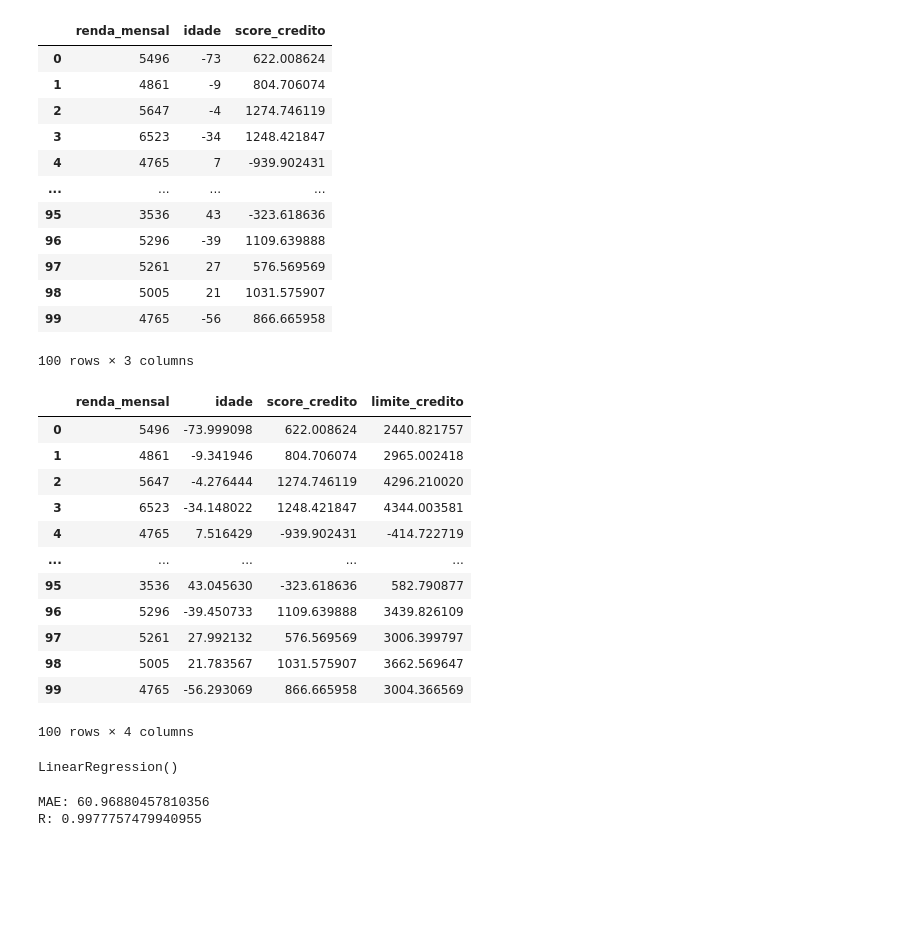
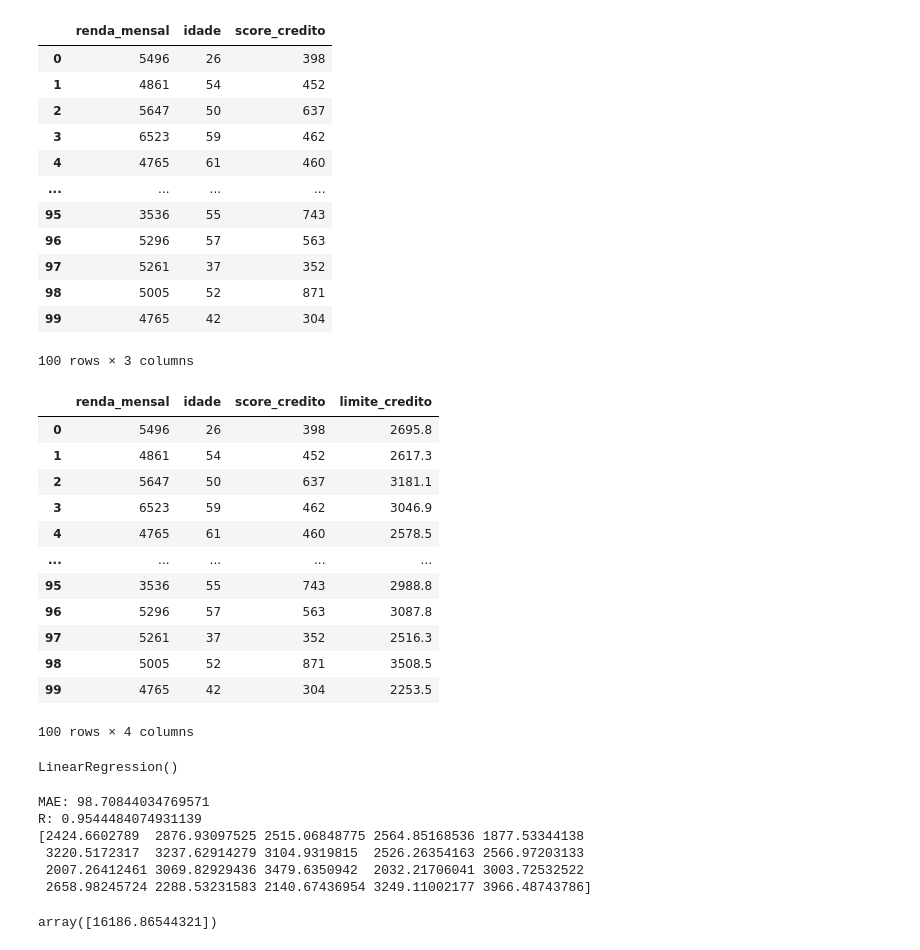
Before and after one commit to arthurvalger/scikitlearn-regression, a Jupyter notebook: multiple_linear_regression.ipynb, the cells around one changed output. Cells and saved outputs as stored; diff of their text form; code cells hidden in the pictures; blank space fills up the shorter version.

Commit message:
testing the credit limit based using multiple linear regression on a fictitious dataset from numpy

```diff
--- a/multiple_linear_regression.ipynb
+++ b/multiple_linear_regression.ipynb
@@ -6,26 +6,26 @@ import numpy as np
 # %%
 np.random.seed(42)
 n = 100
 
 dados = pd.DataFrame({
     'renda_mensal': np.random.normal(5000, 1000, n).astype(int),
-    'idade': np.randi(18, 65, n).astype(int),
-    'score_credito': np.random.normal(300, 900, n)
+    'idade': np.random.randint(18, 65, n).astype(int),
+    'score_credito': np.random.randint(300, 900, n)
 })
 dados
 # %% [output]
 |  | renda_mensal | idade | score_credito |
-| 0 | 5496 | -73 | 622.008624 |
-| 1 | 4861 | -9 | 804.706074 |
-| 2 | 5647 | -4 | 1274.746119 |
-| 3 | 6523 | -34 | 1248.421847 |
-| 4 | 4765 | 7 | -939.902431 |
+| 0 | 5496 | 26 | 398 |
+| 1 | 4861 | 54 | 452 |
+| 2 | 5647 | 50 | 637 |
+| 3 | 6523 | 59 | 462 |
+| 4 | 4765 | 61 | 460 |
 | ... | ... | ... | ... |
-| 95 | 3536 | 43 | -323.618636 |
-| 96 | 5296 | -39 | 1109.639888 |
-| 97 | 5261 | 27 | 576.569569 |
-| 98 | 5005 | 21 | 1031.575907 |
-| 99 | 4765 | -56 | 866.665958 |
+| 95 | 3536 | 55 | 743 |
+| 96 | 5296 | 57 | 563 |
+| 97 | 5261 | 37 | 352 |
+| 98 | 5005 | 52 | 871 |
+| 99 | 4765 | 42 | 304 |
 100 rows × 3 columns
 # %%
 dados['limite_credito'] = (
@@ -34,17 +34,17 @@ dados['limite_credito'] = (
 dados
 # %% [output]
 |  | renda_mensal | idade | score_credito | limite_credito |
-| 0 | 5496 | -73.999098 | 622.008624 | 2440.821757 |
-| 1 | 4861 | -9.341946 | 804.706074 | 2965.002418 |
-| 2 | 5647 | -4.276444 | 1274.746119 | 4296.210020 |
-| 3 | 6523 | -34.148022 | 1248.421847 | 4344.003581 |
-| 4 | 4765 | 7.516429 | -939.902431 | -414.722719 |
+| 0 | 5496 | 26 | 398 | 2695.8 |
+| 1 | 4861 | 54 | 452 | 2617.3 |
+| 2 | 5647 | 50 | 637 | 3181.1 |
+| 3 | 6523 | 59 | 462 | 3046.9 |
+| 4 | 4765 | 61 | 460 | 2578.5 |
 | ... | ... | ... | ... | ... |
-| 95 | 3536 | 43.045630 | -323.618636 | 582.790877 |
-| 96 | 5296 | -39.450733 | 1109.639888 | 3439.826109 |
-| 97 | 5261 | 27.992132 | 576.569569 | 3006.399797 |
-| 98 | 5005 | 21.783567 | 1031.575907 | 3662.569647 |
-| 99 | 4765 | -56.293069 | 866.665958 | 3004.366569 |
+| 95 | 3536 | 55 | 743 | 2988.8 |
+| 96 | 5296 | 57 | 563 | 3087.8 |
+| 97 | 5261 | 37 | 352 | 2516.3 |
+| 98 | 5005 | 52 | 871 | 3508.5 |
+| 99 | 4765 | 42 | 304 | 2253.5 |
 100 rows × 4 columns
 # %%
 from sklearn.model_selection import train_test_split
@@ -68,6 +68,19 @@ mae = mean_absolute_error(y_test, y_pred)
 r2 = r2_score(y_test, y_pred)
 print(f'MAE: {mae}')
 print(f'R: {r2}')
+print(y_pred)
 # %% [output]
-MAE: 60.96880457810356
-R: 0.9977757479940955
+MAE: 98.70844034769571
+R: 0.9544484074931139
+[2424.6602789  2876.93097525 2515.06848775 2564.85168536 1877.53344138
+ 3220.5172317  3237.62914279 3104.9319815  2526.26354163 2566.97203133
+ 2007.26412461 3069.82929436 3479.6350942  2032.21706041 3003.72532522
+ 2658.98245724 2288.53231583 2140.67436954 3249.11002177 3966.48743786]
+# %%
+# Testando
+
+data = np.array([50000, 40, 800])
+data = pd.DataFrame(data = data.reshape(1,-1), columns=['renda_mensal', 'idade', 'score_credito'])
+model.predict(data)
+# %% [output]
+array([16186.86544321])
```
